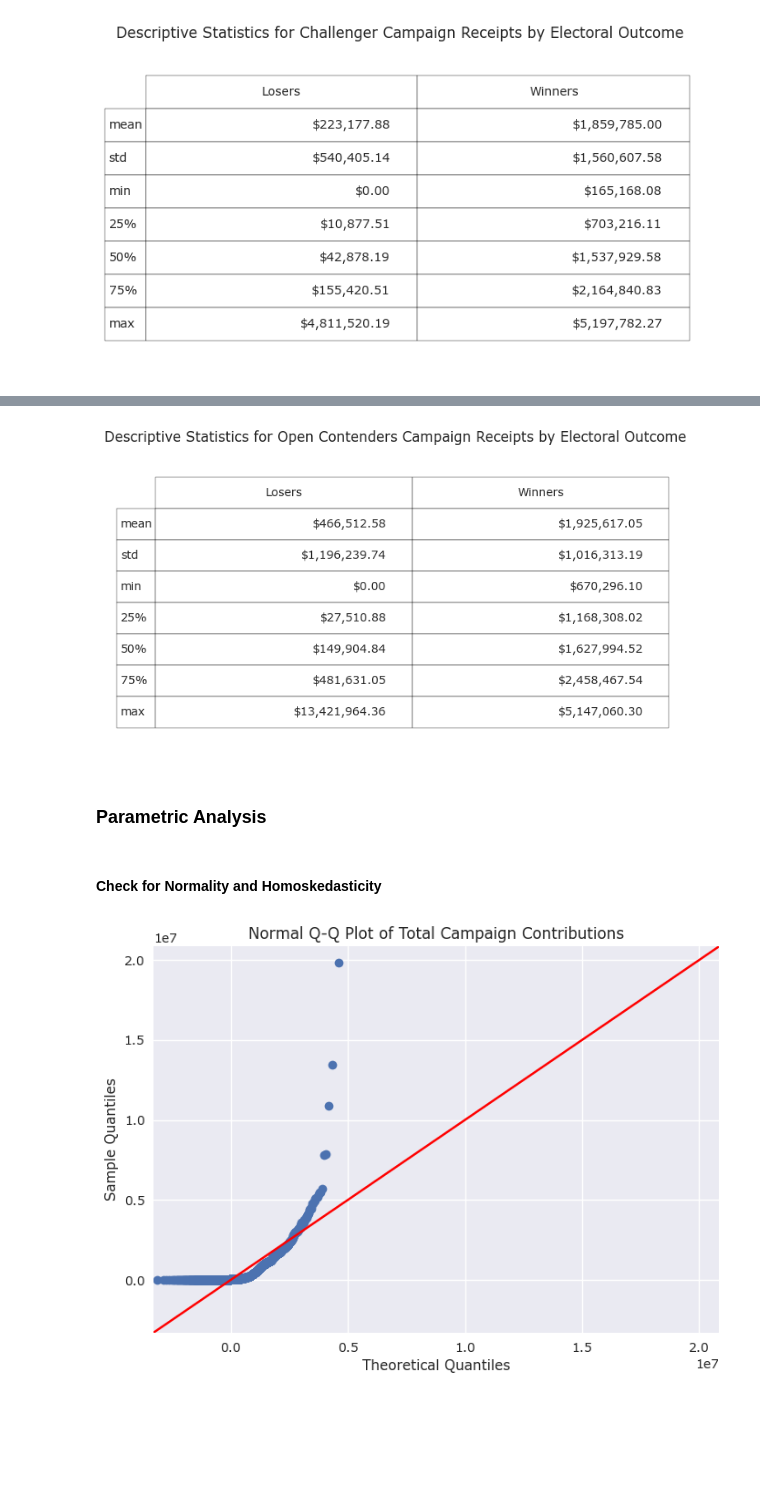
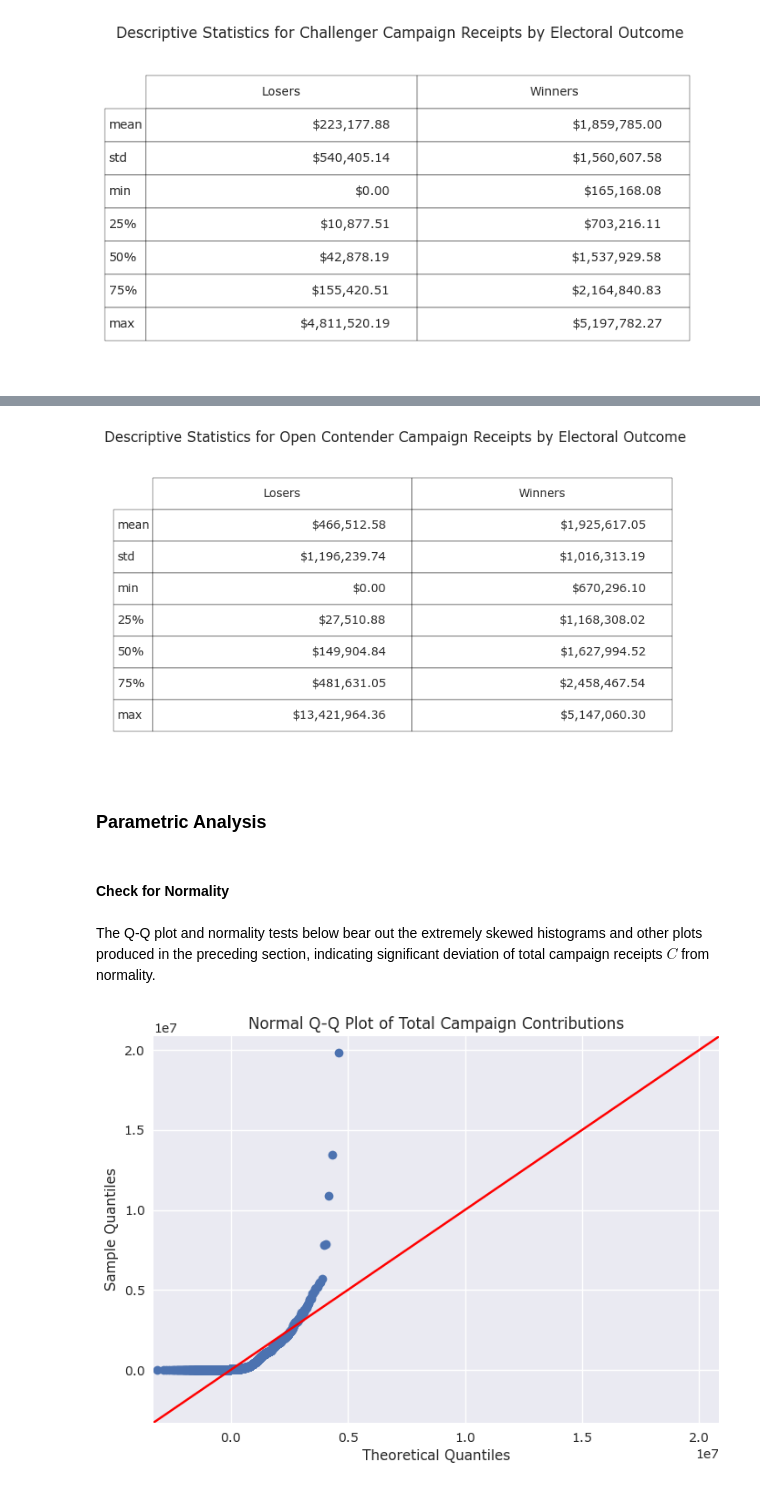
Before and after one commit to neophyte577/campaign-finance-analysis-house-2016, a Jupyter notebook: analysis/primary-analysis-larger-dataset/house_campaign_finance_analysis_2016.ipynb, the cells around one changed output, grey strips where cells are left out. Saved outputs shown, nothing was run; the diff lists cells and outputs as text; code cells hidden in the pictures; blank space fills up the shorter version.

```diff
--- a/analysis/primary-analysis-larger-dataset/house_campaign_finance_analysis_2016.ipynb
+++ b/analysis/primary-analysis-larger-dataset/house_campaign_finance_analysis_2016.ipynb
@@ -724,24 +747,24 @@ plt.show()
 # %%
 open_ = house[house['inc']=='Open']
 
 describe_losers = open_[open_['winner']==0]['tot_rec'].describe().apply(lambda x: f'${x:,.2f}' if isinstance(x, (int, float)) else x).drop('count', axis='index')
 
 describe_winners = open_[open_['winner']==1]['tot_rec'].describe().apply(lambda x: f"${x:,.2f}" if isinstance(x, (int, float)) else x).drop('count', axis='index')
 
 des = pd.concat([describe_losers, describe_winners], axis='columns')
 
 fig, ax = plt.subplots(figsize=(7,4.25))
 
 plt.rcParams['font.family'] = 'Verdana'
 ax.axis('off'), ax.axis('tight')
 table = ax.table(cellText=des.values.tolist(), rowLabels=des.index, colLabels=['Losers','Winners'], loc='center')
 table.scale(1,2)
-plt.title('Descriptive Statistics for Open Contenders Campaign Receipts by Electoral Outcome       ')
+plt.title('Descriptive Statistics for Open Contender Campaign Receipts by Electoral Outcome       ')
 fig.tight_layout()
 plt.savefig('../../results/larger-dataset/tables/table_of_descriptive_statistics_for_total_campaign_receipts_by_electoral_outcome_open_contenders.png')
 plt.show()
 # %% [output]
-[figure, old version]
+[figure, new version]
 # %% [markdown]
 ### Parametric Analysis
 # %%
@@ -749,8 +772,9 @@ lose_rec = house[house['winner']==0]['tot_rec']
 
 win_rec = house[house['winner']==1]['tot_rec']
 # %% [markdown]
-
-#### Check for Normality and Homoskedasticity
+#### Check for Normality
+# %% [markdown]
+The Q-Q plot and normality tests below bear out the extremely skewed histograms and other plots produced in the preceding section, indicating significant deviation of total campaign receipts $C$ from normality.
 # %%
 pp = sm.ProbPlot(house['tot_rec'], loc=np.mean(house['tot_rec']), scale=np.std(house['tot_rec']))
 
```
Also changed, not shown: parts of 54 cells of this notebook, 31 other files.
